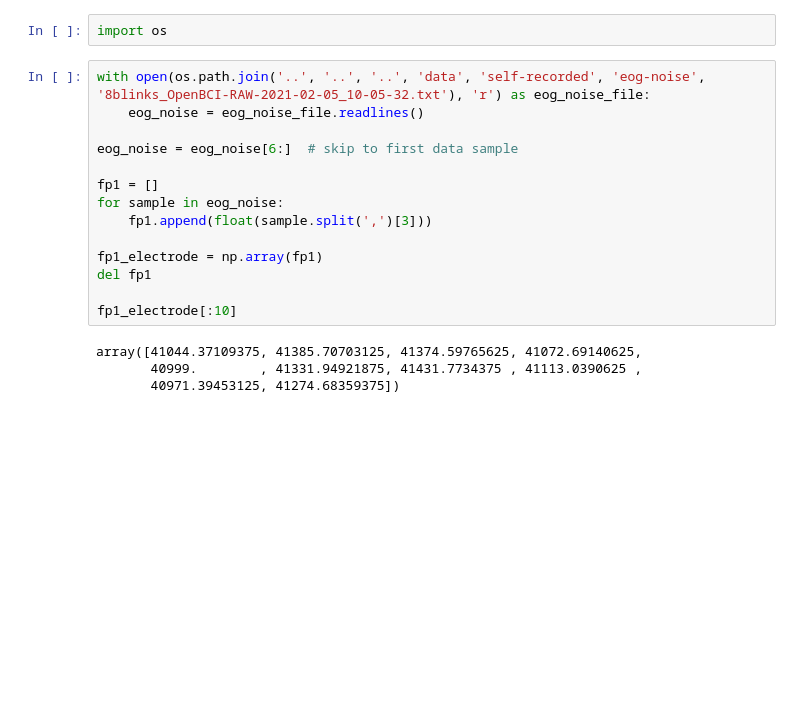
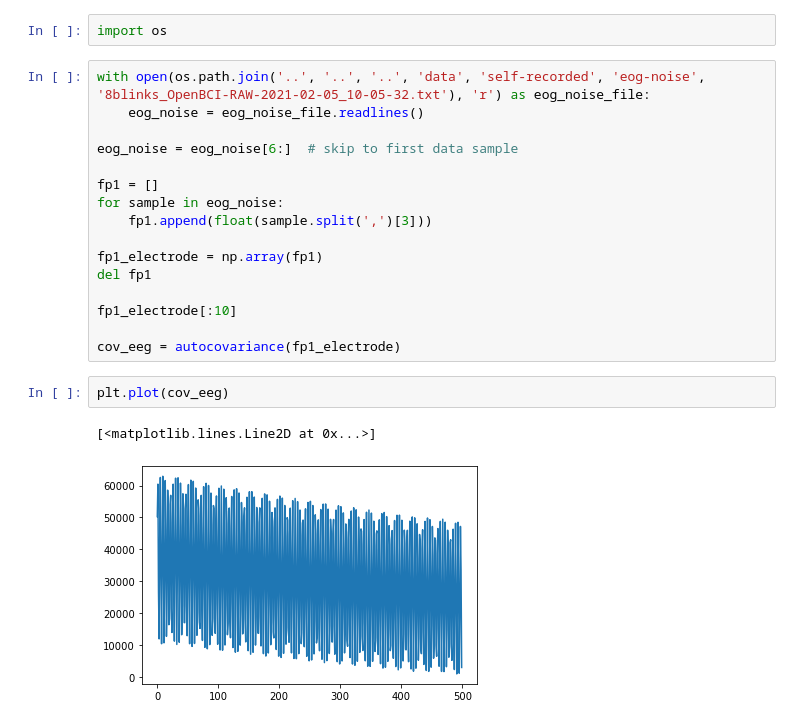
Before and after one commit to AdamVD/EEEE-533-BioSignal-Processing, a Jupyter notebook: practicals/chapter2/notebooks/Chapter 2 Practical.ipynb, the cells around one changed output. Cells and saved outputs as stored; diff of their text form; blank space fills up the shorter version.

```diff
--- a/practicals/chapter2/notebooks/Chapter 2 Practical.ipynb
+++ b/practicals/chapter2/notebooks/Chapter 2 Practical.ipynb
@@ -83,7 +83,10 @@ fp1_electrode = np.array(fp1)
 del fp1
 
 fp1_electrode[:10]
+
+cov_eeg = autocovariance(fp1_electrode)
-# %% [output]
-array([41044.37109375, 41385.70703125, 41374.59765625, 41072.69140625,
-       40999.        , 41331.94921875, 41431.7734375 , 41113.0390625 ,
-       40971.39453125, 41274.68359375])
+# %%
+plt.plot(cov_eeg)
+# %% [output]
+[<matplotlib.lines.Line2D at 0x...>]
+[figure, added]
```
